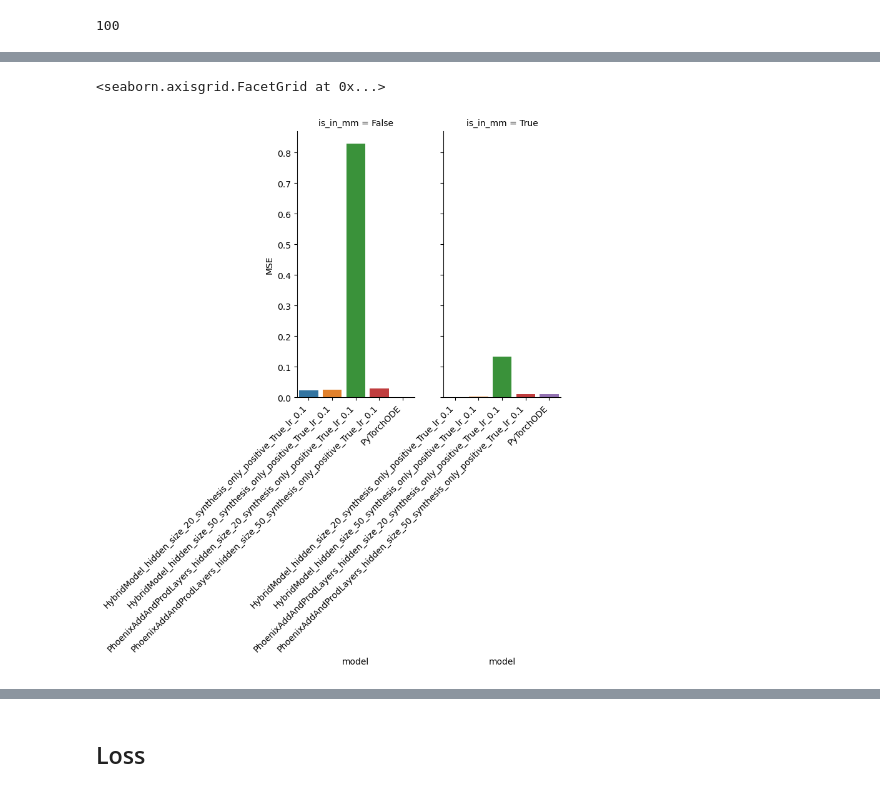
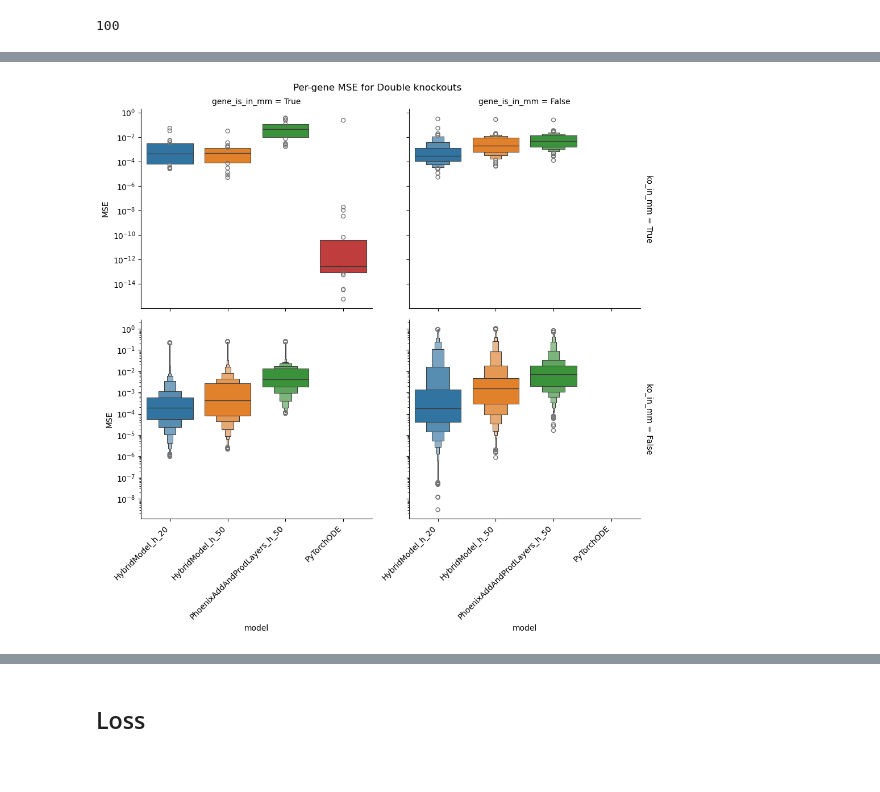
Before and after one commit to CropXR/HALCYON, a Jupyter notebook: notebooks/hybrid_model_on_larger_data.ipynb, the cells around one changed output, grey strips where cells are left out. Cells and saved outputs as stored; diff of their text form; code cells hidden in the pictures.

Commit message:
Updated plotting
Now splits plots by if the double ko was predicted by MM or not

```diff
--- a/notebooks/hybrid_model_on_larger_data.ipynb
+++ b/notebooks/hybrid_model_on_larger_data.ipynb
@@ -286,0 +252,2 @@ ArrowKeyError: No type extension with name arrow.py_extension_type found
+# %%
+fig_dir = out_path / 'figures'
@@ -316,0 +274,7 @@ tidy_df_double_ko.to_csv(out_path / "tidy_df_double_ko_predictions.csv")
+# %%
+tidy_df_double_ko = TidyDfResults.from_csv(out_path / "tidy_df_double_ko_predictions.csv")
+# %%
+# Remove the PhoenixAddAndProdLayers_hidden_size_20
+tidy_df_double_ko.df = tidy_df_double_ko.df[~tidy_df_double_ko.df[tidy_df_double_ko.MODEL_COL].str.contains("PhoenixAddAndProdLayers_hidden_size_20")]
+# %%
+tidy_df_double_ko.df.model = tidy_df_double_ko.df.model.apply(quick_rename_of_cols)
@@ -317,7 +287,10 @@ tidy_df_double_ko.to_csv(out_path / "tidy_df_double_ko_predictions.csv")
 # %%
-tidy_df_double_ko.plot_mse_for_kos()
+g = tidy_df_double_ko.plot_mse_per_gene();
+g.figure.suptitle("Per-gene MSE for Double knockouts")
+plt.tight_layout()
+# plt.show()
+plt.savefig(fig_dir / 'per_gene_mse_double_ko_split_by_ko_in_mm.eps')
 # %% [output]
-<seaborn.axisgrid.FacetGrid at 0x...>
-[figure, old version]
+[figure, new version]
 # %%
 tidy_df_double_ko.plot_scatterplot()
```
Also changed, not shown: parts of 22 cells of this notebook, 1 other file.
